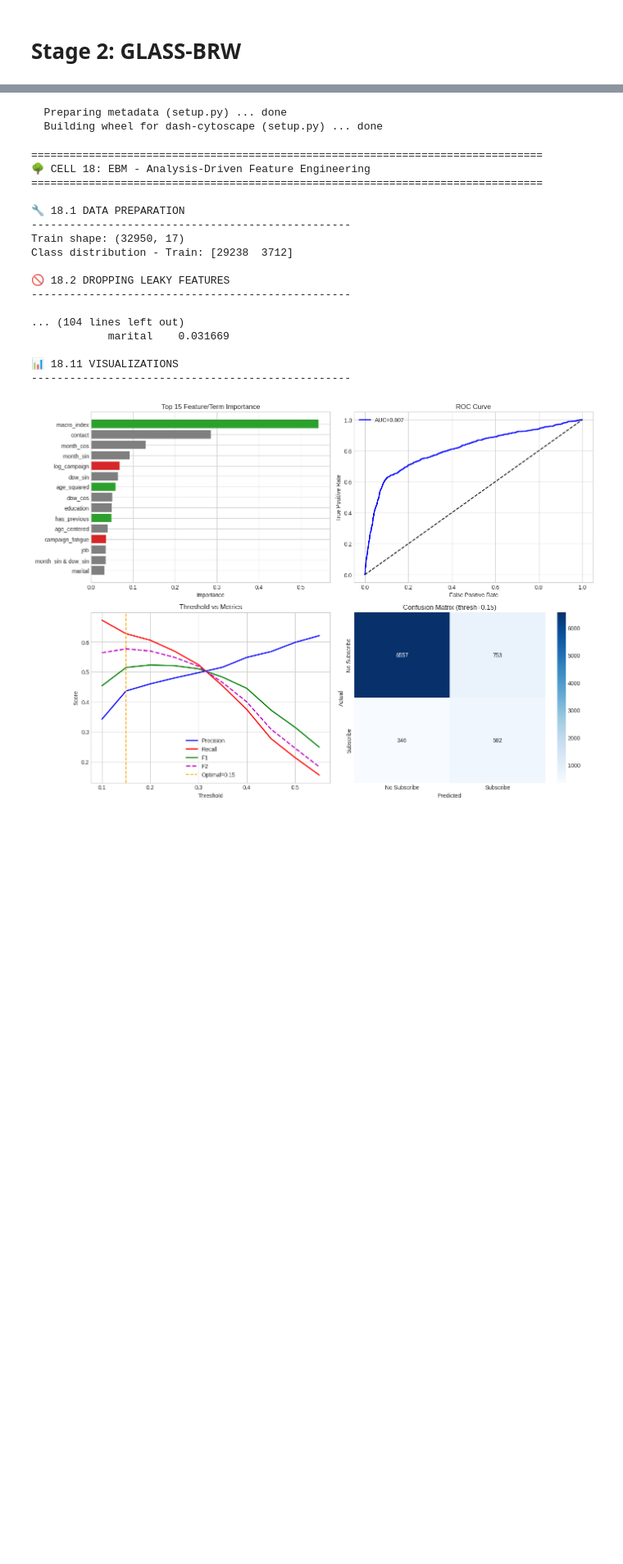
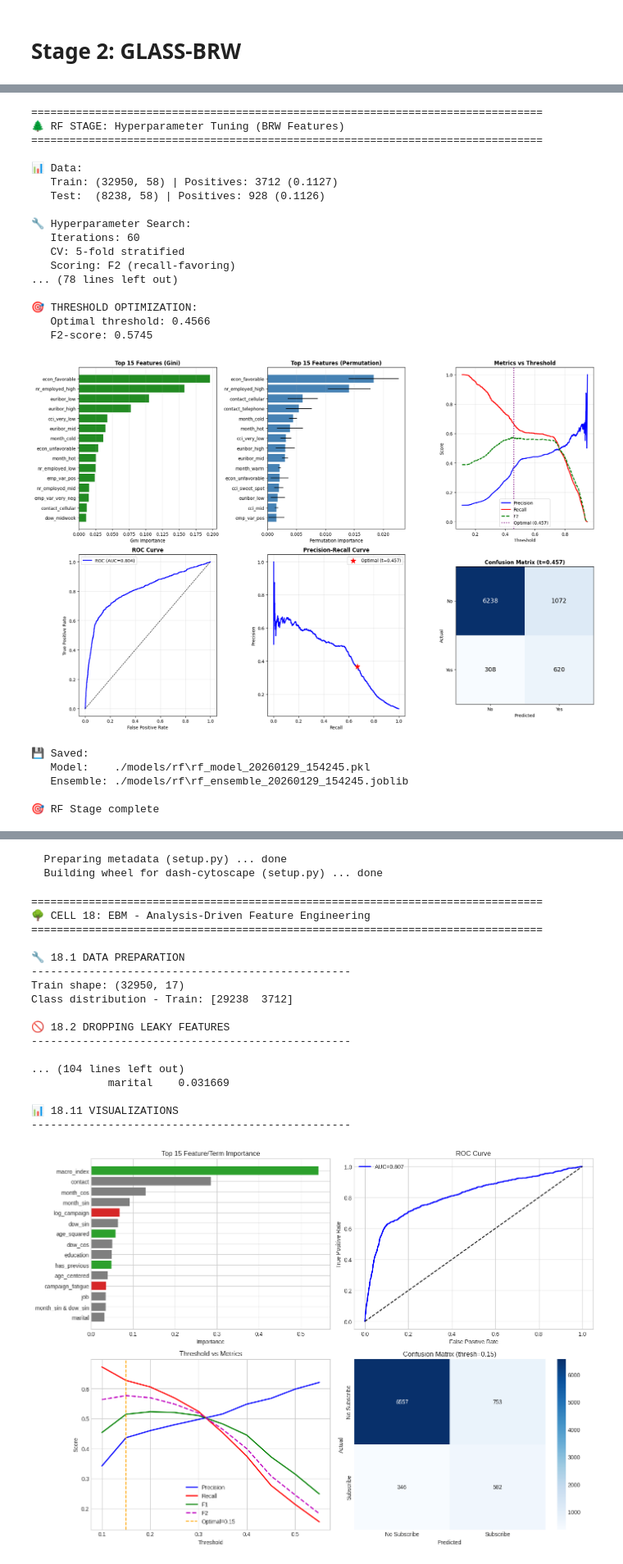
Before and after one commit to HKtrill/ai-business-coach, a Jupyter notebook: prototype/glass_pipeline/glass_cascade .ipynb, the cells around one changed output, grey strips where cells are left out. Shown at 82% size. Cells and saved outputs as stored; diff of their text form; code cells hidden in the pictures; blank space fills up the shorter version.

```diff
--- a/prototype/glass_pipeline/glass_cascade .ipynb
+++ b/prototype/glass_pipeline/glass_cascade .ipynb
@@ -91,13 +57,11 @@ warnings.filterwarnings("ignore")
 # Load/Inspect Data
 # %%
 # ============================================================
-# CELL 2: LOAD & INSPECT DATA
+# CELL 2: LOAD & PREPROCESS
 # ============================================================
+df = pd.read_csv("./data/raw/bank-additional-full.csv", sep=";")
+print(f"Loaded: {df.shape}")
 
-# Load dataset
-path = "./sample_data/bank-additional-full.csv"
-df = pd.read_csv(path, sep=";")
-
-print(f"Shape: {df.shape}")
-df.head()
+preprocessor = BankPreprocessor(drop_leaky=True)
+df_processed = preprocessor.fit_transform(df)
 # %% [output]
@@ -6355,0 +374,5 @@ class GLASS_BRW:
+# %%
+# ============================================================
+# CELL 10: GLASS-BRW FEATURE ENGINEERING
+# ============================================================
+BRW_DATA = prepare_brw_data(df_proc, GLOBAL_SPLIT)
@@ -6355,0 +397,33 @@ class GLASS_BRW:
+# %%
+rf_stage, rf_metrics = train_rf_stage(
+    BRW_DATA['X_eng_train'],
+    BRW_DATA['X_eng_test'],
+    BRW_DATA['y_eng_train'],
+    BRW_DATA['y_eng_test'],
+    save=True,
+    output_dir="./models/rf"
+)
+# %% [output]
+================================================================================
+🌲 RF STAGE: Hyperparameter Tuning (BRW Features)
+================================================================================
+
+📊 Data:
+   Train: (32950, 58) | Positives: 3712 (0.1127)
+   Test:  (8238, 58) | Positives: 928 (0.1126)
+
+🔧 Hyperparameter Search:
+   Iterations: 60
+   CV: 5-fold stratified
+   Scoring: F2 (recall-favoring)
+... (78 lines left out)
+
+🎯 THRESHOLD OPTIMIZATION:
+   Optimal threshold: 0.4566
+   F2-score: 0.5745
+[figure, added]
+💾 Saved:
+   Model:    ./models/rf\rf_model_20260129_154245.pkl
+   Ensemble: ./models/rf\rf_ensemble_20260129_154245.joblib
+
+🎯 RF Stage complete
```
Also changed, not shown: parts of 43 cells of this notebook.
